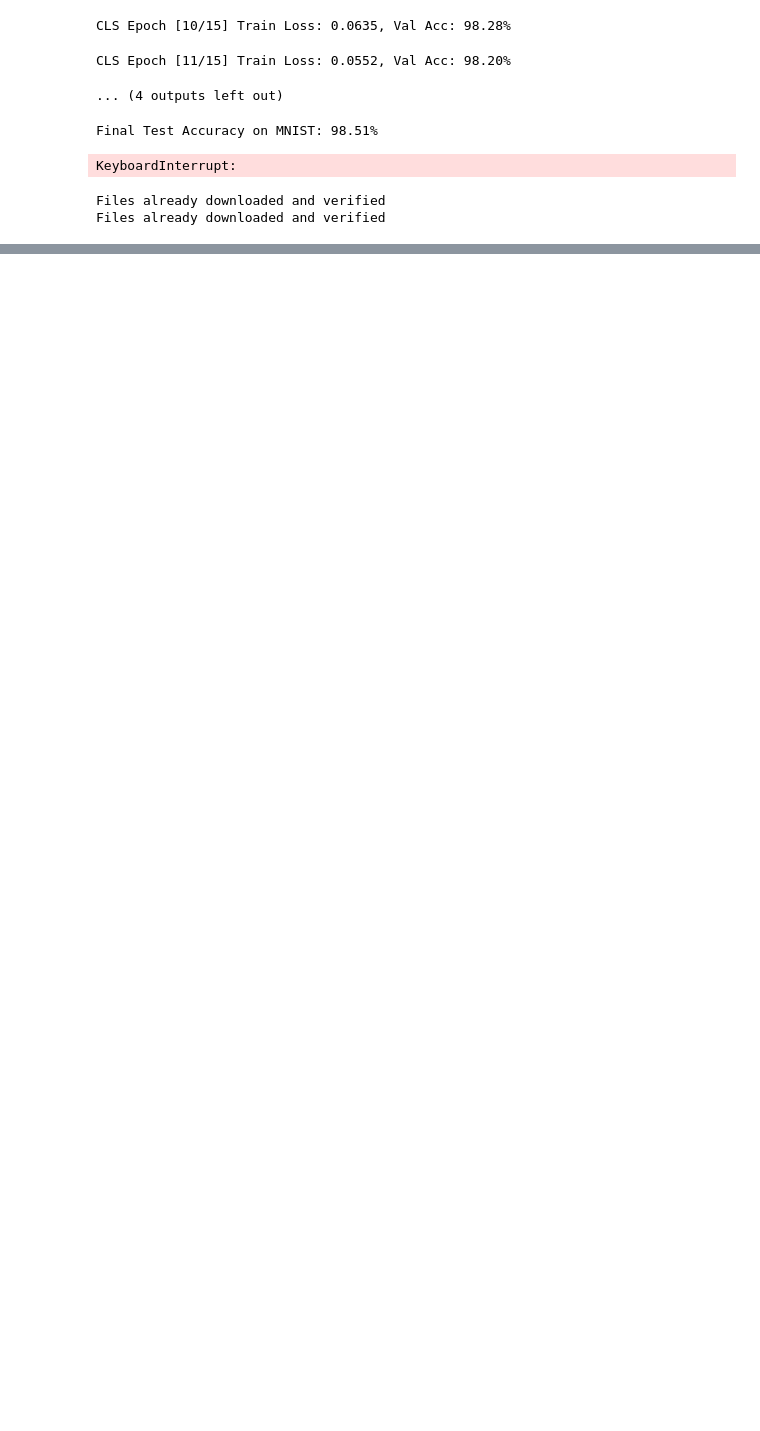
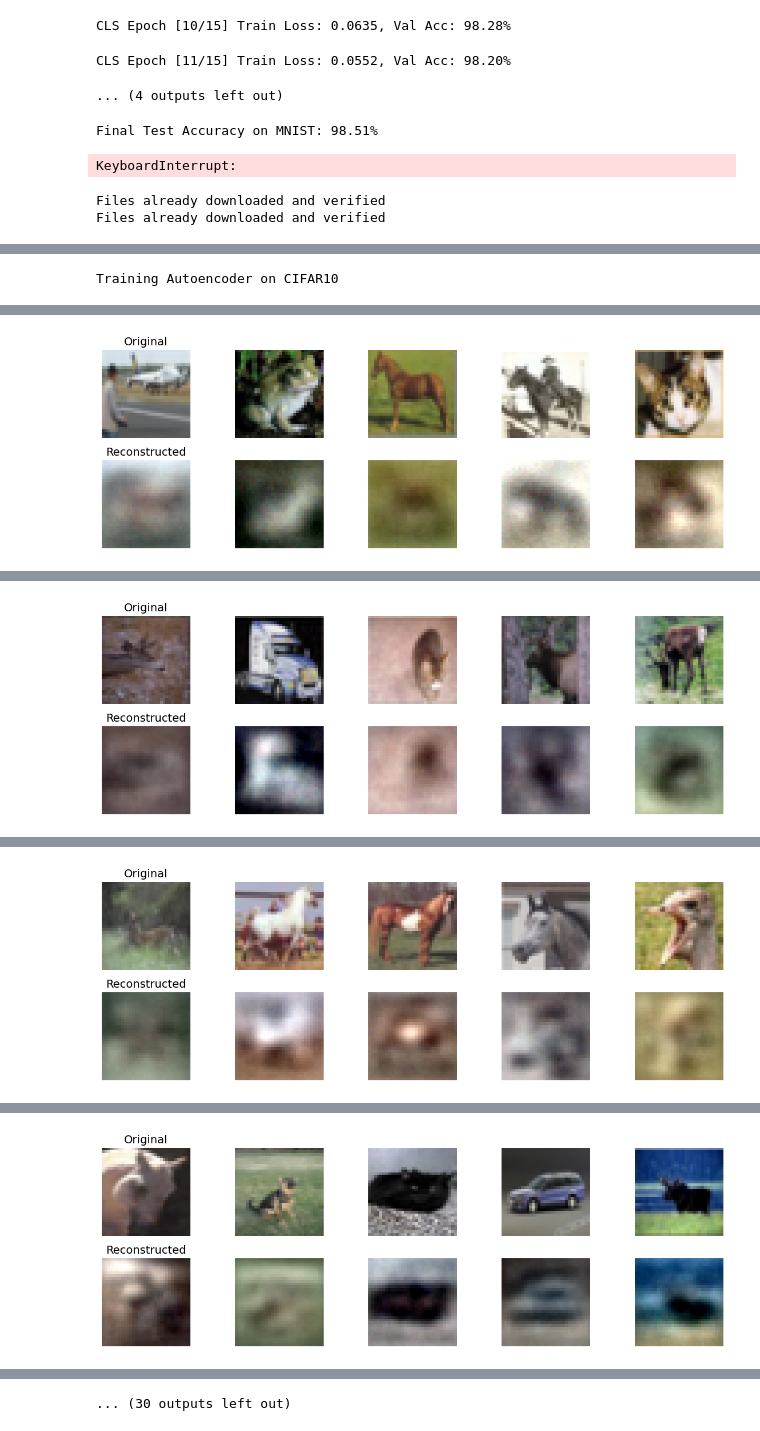
Before and after one commit to oren-ron/Deep_project, a Jupyter notebook: subtask1.ipynb, the cells around one changed output, grey strips where cells are left out. Drawn from its saved outputs; the diff is of its cells as text; code cells hidden in the pictures; blank space fills up the shorter version.

```diff
--- a/subtask1.ipynb
+++ b/subtask1.ipynb
@@ -14,15 +14,15 @@ device = torch.device('cuda' if torch.cuda.is_available() else 'cpu')
 # Hyperparameters
 latent_dim = 128
 batch_size = 128
-num_epochs_ae = 15
-num_epochs_cls = 15
+num_epochs_ae = 20
+num_epochs_cls = 50
 learning_rate = 1e-3
 # Early stopping parameters
-patience = 3
+patience = 5
 best_val_loss = float('inf')
 patience_counter = 0
 checkpoint_dir = 'checkpoints'
-patience_classifier = 3
+patience_classifier = 5
 best_val_loss_classifier = float('inf')
 patience_counter_classifier = 0
 os.makedirs(checkpoint_dir, exist_ok=True)
@@ -365,0 +360,23 @@ AE Epoch [6/15] Train Loss: 0.0366, Val Loss: 0.0350
+# %%
+import os
+import torch
+
+# Define the file path
+model_path = "use_cifar_autoencoder.pth"
+
+# Initialize the autoencoder model
+ae = Autoencoder(cfg['input_channels'], cfg['input_size']).to(device)
+
+# Check if the model file exists
+if os.path.exists(model_path):
+    print(f"Loading pre-trained model from {model_path}")
+    ae.load_state_dict(torch.load(model_path))
+    ae.eval()  # Set the model to evaluation mode
+else:
+    print(f"Training Autoencoder on {dataset_name}")
+    ae = train_autoencoder(ae, train_loader, val_loader, device, num_epochs_ae, dataset_name)
+    # Save the trained model
+    torch.save(ae.state_dict(), model_path)
+    print(f"Model saved to {model_path}")
+# %% [output]
+Training Autoencoder on CIFAR10
@@ -365,0 +384 @@ AE Epoch [6/15] Train Loss: 0.0366, Val Loss: 0.0350
+[figure, added]
@@ -365,0 +386 @@ AE Epoch [6/15] Train Loss: 0.0366, Val Loss: 0.0350
+[figure, added]
@@ -365,0 +388 @@ AE Epoch [6/15] Train Loss: 0.0366, Val Loss: 0.0350
+[figure, added]
@@ -365,0 +390 @@ AE Epoch [6/15] Train Loss: 0.0366, Val Loss: 0.0350
+[figure, added]
@@ -366,3 +394,4 @@ AE Epoch [6/15] Train Loss: 0.0366, Val Loss: 0.0350
+... (30 outputs left out)
 # %%
 ae_test_loss = evaluate(ae, test_loader, device, criterion = nn.MSELoss())
 print(f'Test Loss: {ae_test_loss:.4f}')
```
Also changed, not shown: parts of 6 cells of this notebook.
